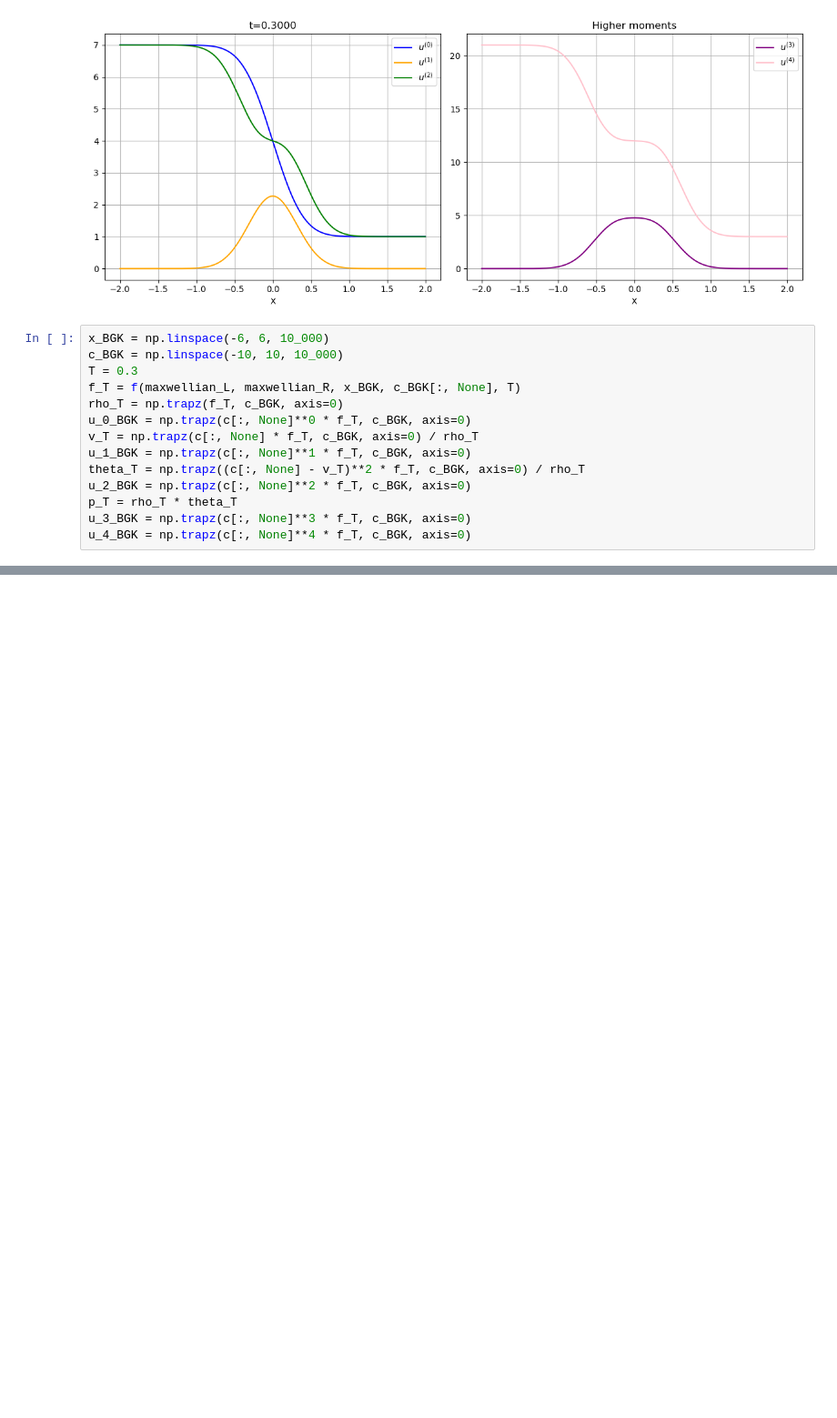
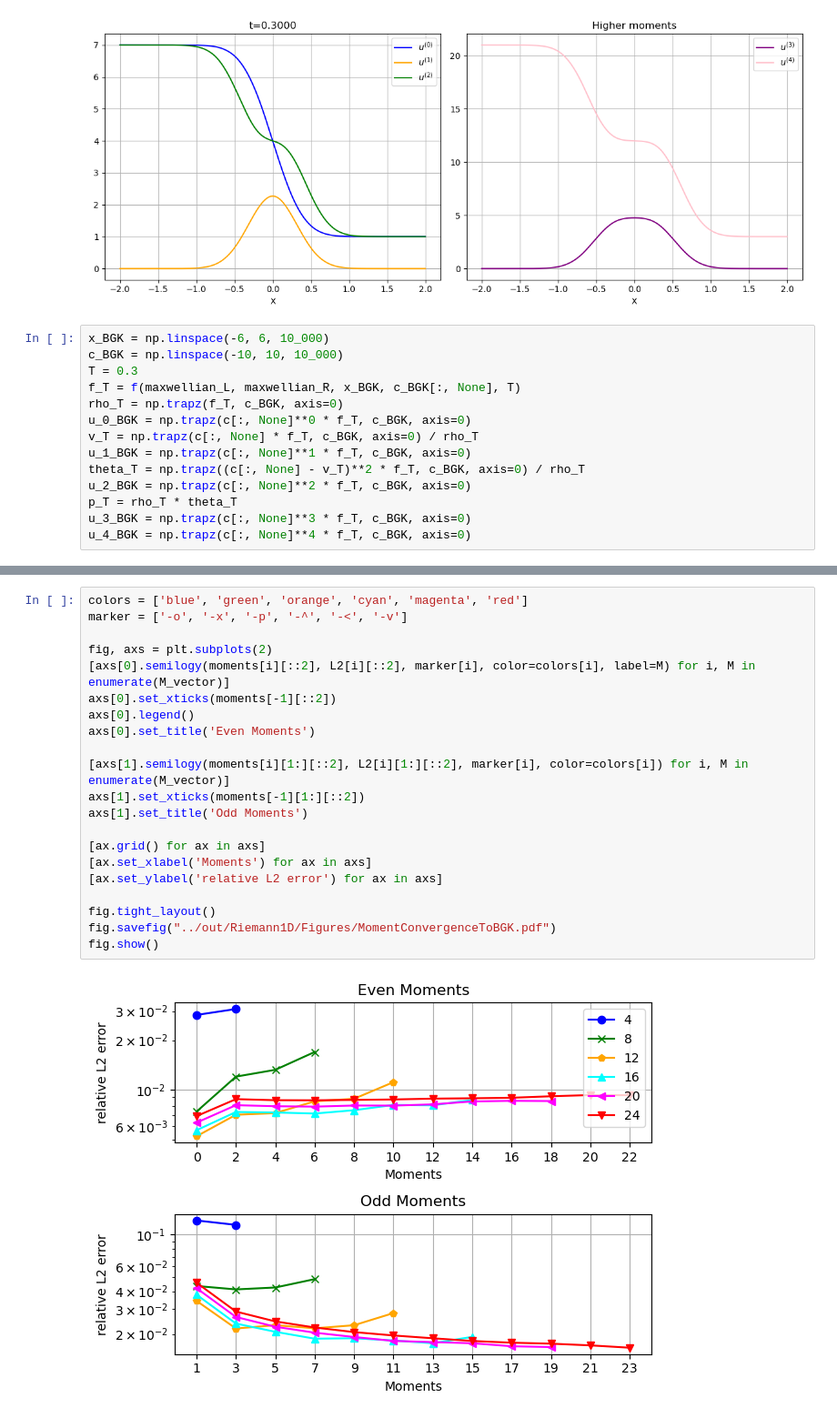
Before and after one commit to JanHab/ExtGram.jl, a Jupyter notebook: notebooks/FindOptimalShockSetting.ipynb, the cells around one changed output, grey strips where cells are left out. Shown at 91% size. Drawn from its saved outputs; the diff is of its cells as text; blank space fills up the shorter version.

```diff
--- a/notebooks/FindOptimalShockSetting.ipynb
+++ b/notebooks/FindOptimalShockSetting.ipynb
@@ -661,0 +599,23 @@ fig.show()
+# %%
+colors = ['blue', 'green', 'orange', 'cyan', 'magenta', 'red']
+marker = ['-o', '-x', '-p', '-^', '-<', '-v']
+
+fig, axs = plt.subplots(2)
+[axs[0].semilogy(moments[i][::2], L2[i][::2], marker[i], color=colors[i], label=M) for i, M in enumerate(M_vector)]
+axs[0].set_xticks(moments[-1][::2])
+axs[0].legend()
+axs[0].set_title('Even Moments')
+
+[axs[1].semilogy(moments[i][1:][::2], L2[i][1:][::2], marker[i], color=colors[i]) for i, M in enumerate(M_vector)]
+axs[1].set_xticks(moments[-1][1:][::2])
+axs[1].set_title('Odd Moments')
+
+[ax.grid() for ax in axs]
+[ax.set_xlabel('Moments') for ax in axs]
+[ax.set_ylabel('relative L2 error') for ax in axs]
+
+fig.tight_layout()
+fig.savefig("../out/Riemann1D/Figures/MomentConvergenceToBGK.pdf")
+fig.show()
+# %% [output]
+[figure, added]
```
Also changed, not shown: parts of 9 cells of this notebook, 1 other file.
